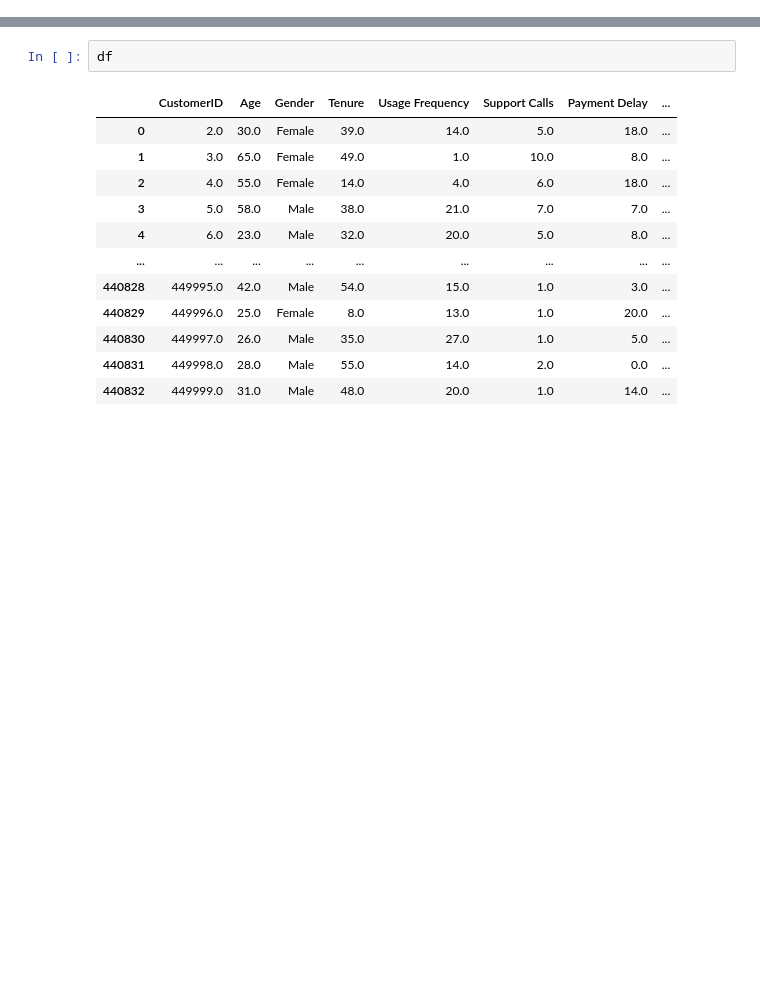
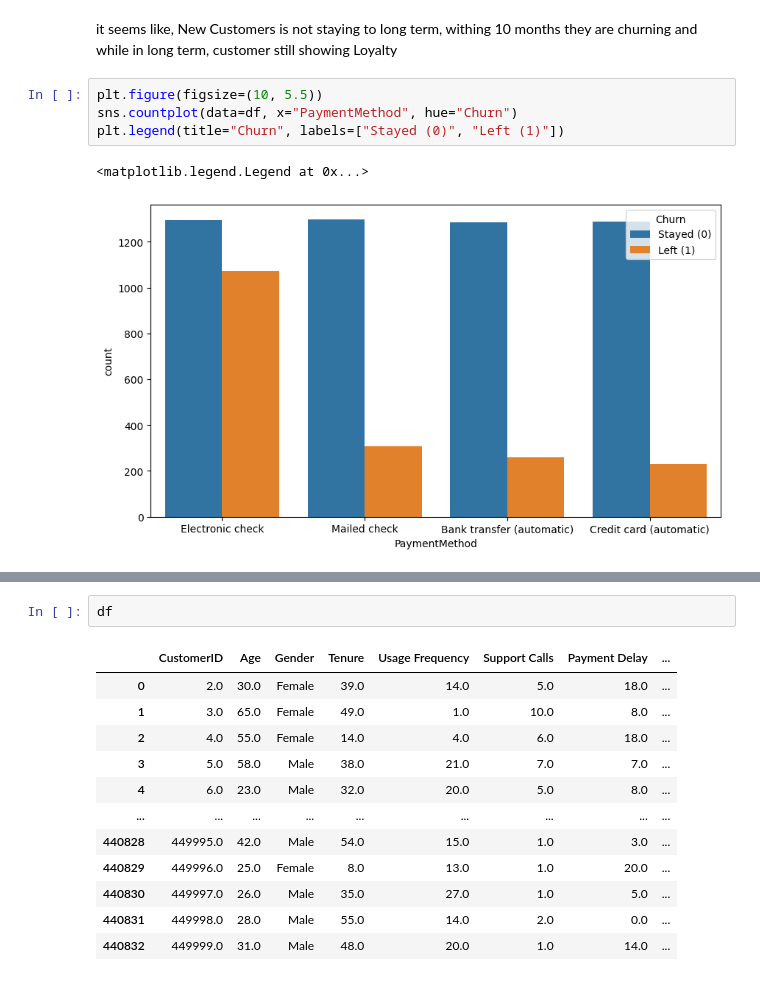
Before and after one commit to pritc2611/Customer-ChurnGuard, a Jupyter notebook: telo_churn.ipynb, the cells around one changed output, grey strips where cells are left out. Saved outputs shown, nothing was run; the diff lists cells and outputs as text; blank space fills up the shorter version.

```diff
--- a/telo_churn.ipynb
+++ b/telo_churn.ipynb
@@ -122,0 +217,9 @@ Index(['Gender', 'Subscription Type', 'Contract Length'], dtype='object')
+# %% [markdown]
+it seems like, New Customers is not staying to long term, withing 10 months they are churning and while in long term, customer still showing Loyalty
+# %%
+plt.figure(figsize=(10, 5.5))
+sns.countplot(data=df, x="PaymentMethod", hue="Churn")
+plt.legend(title="Churn", labels=["Stayed (0)", "Left (1)"])
+# %% [output]
+<matplotlib.legend.Legend at 0x...>
+[figure, added]
```
Also changed, not shown: parts of 200 cells of this notebook, 21 other files.
